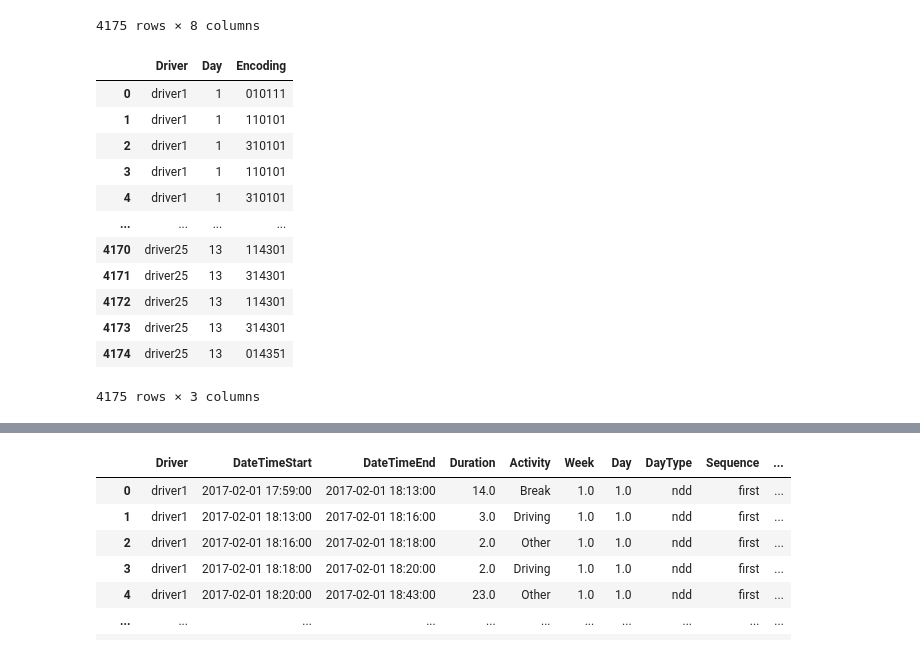
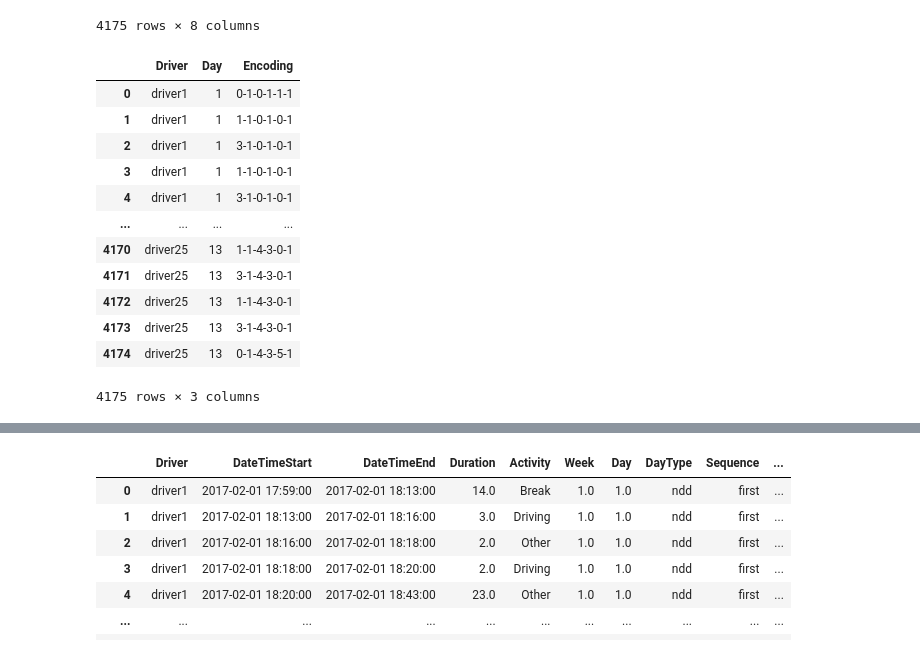
Before and after one commit to UGR-IntelligentSystemsGroup/Driver-Assistance-System, a Jupyter notebook: clustering/IMLAP_Clustering.ipynb, the cells around one changed output, grey strips where cells are left out. Drawn from its saved outputs; the diff is of its cells as text; code cells hidden in the pictures.

```diff
--- a/clustering/IMLAP_Clustering.ipynb
+++ b/clustering/IMLAP_Clustering.ipynb
@@ -75,43 +85,47 @@ df
 # %%
 #########################################################################
 # Transform data
 # Encode each column as numeric and group them
 #########################################################################
+
+# The encoded columns are:
+# Activity - DayType - Sequence - BreakType - Token - Legal
 
 # Reorder columns
 cols = ['Driver', 'Day', 'Activity', 'DayType', 'Sequence', 'BreakType', 'Token', 'Legal']
 df = df[cols]
 
 x = df.to_numpy()
 
+# Encode into ordinal numbers
 ordinalencoder_X = OrdinalEncoder(dtype=np.int8)
 x[:,2:] = ordinalencoder_X.fit_transform(x[:,2:])
 
-df2 = pd.DataFrame(x, columns=cols)
+df_encoded = pd.DataFrame(x, columns=cols)
 
 # Group columns into one (as string)
-df2['Encoding'] = df2[df2.columns[2:]].apply(
-    lambda x: ''.join(x.dropna().astype(str)),
-    axis=1
-)
+df_encoded['Encoding'] = df_encoded[df_encoded.columns[2:]].apply(
+                            lambda x: '-'.join(x.dropna().astype(str)),
+                            axis=1
+                        )
 
 # Remove encoded columns
-df2 = df2[['Driver','Day','Encoding']]
+df_encoded = df_encoded[['Driver','Day','Encoding']]
 
-df2
+df_encoded
 # %% [output]
 |  | Driver | Day | Encoding |
-| 0 | driver1 | 1 | 010111 |
-| 1 | driver1 | 1 | 110101 |
-| 2 | driver1 | 1 | 310101 |
-| 3 | driver1 | 1 | 110101 |
-| 4 | driver1 | 1 | 310101 |
+| 0 | driver1 | 1 | 0-1-0-1-1-1 |
+| 1 | driver1 | 1 | 1-1-0-1-0-1 |
+| 2 | driver1 | 1 | 3-1-0-1-0-1 |
+| 3 | driver1 | 1 | 1-1-0-1-0-1 |
+| 4 | driver1 | 1 | 3-1-0-1-0-1 |
 | ... | ... | ... | ... |
-| 4170 | driver25 | 13 | 114301 |
-| 4171 | driver25 | 13 | 314301 |
-| 4172 | driver25 | 13 | 114301 |
-| 4173 | driver25 | 13 | 314301 |
-| 4174 | driver25 | 13 | 014351 |
+| 4170 | driver25 | 13 | 1-1-4-3-0-1 |
+| 4171 | driver25 | 13 | 3-1-4-3-0-1 |
+| 4172 | driver25 | 13 | 1-1-4-3-0-1 |
+| 4173 | driver25 | 13 | 3-1-4-3-0-1 |
+| 4174 | driver25 | 13 | 0-1-4-3-5-1 |
 4175 rows × 3 columns
 # %%
 # Group activities by day and join them in a list
```
Also changed, not shown: parts of 21 cells of this notebook.
